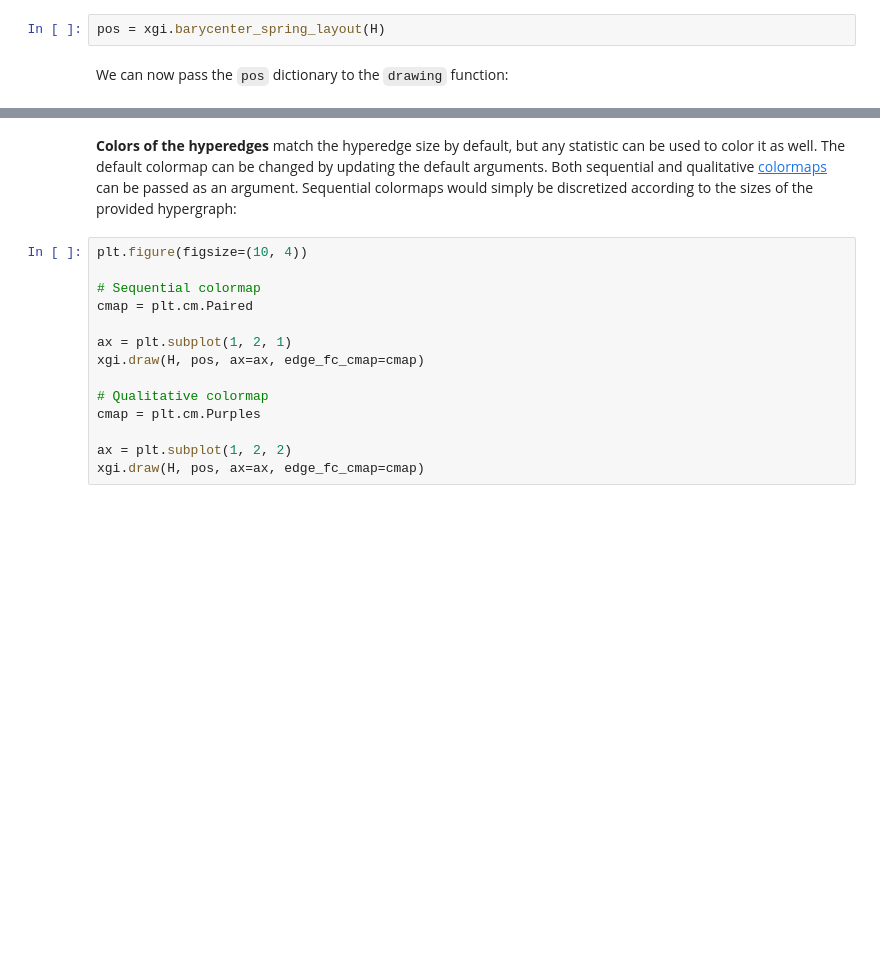
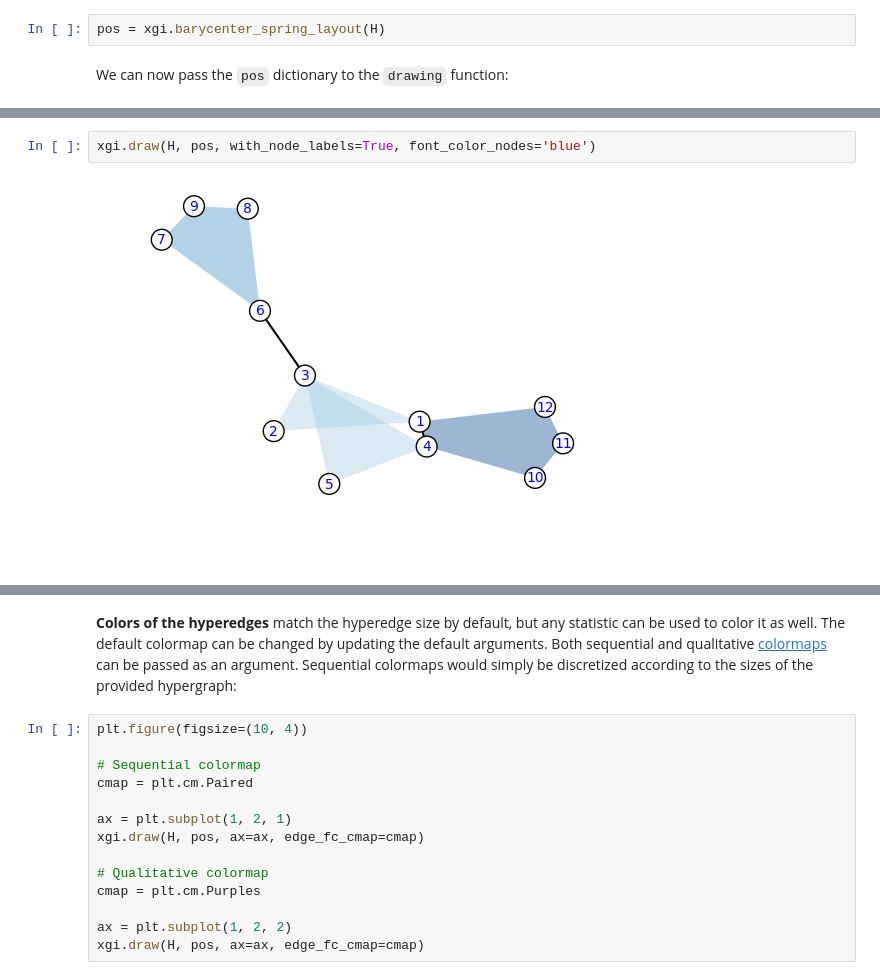
Before and after one commit to xgi-org/xgi, a Jupyter notebook: tutorials/Tutorial 5 - Plotting.ipynb, the cells around one changed output, grey strips where cells are left out. Drawn from its saved outputs; the diff is of its cells as text; blank space fills up the shorter version.

```diff
--- a/tutorials/Tutorial 5 - Plotting.ipynb
+++ b/tutorials/Tutorial 5 - Plotting.ipynb
@@ -38,3 +44,7 @@ xgi.draw(H, pos)
+# %%
+xgi.draw(H, pos, with_node_labels=True, font_color_nodes='blue')
+# %% [output]
+[figure, added]
 # %%
 xgi.draw(H, pos, with_node_labels=True, with_hyperedge_labels=True)
 # %% [output]
```
Also changed, not shown: parts of 5 cells of this notebook, 1 other file.
